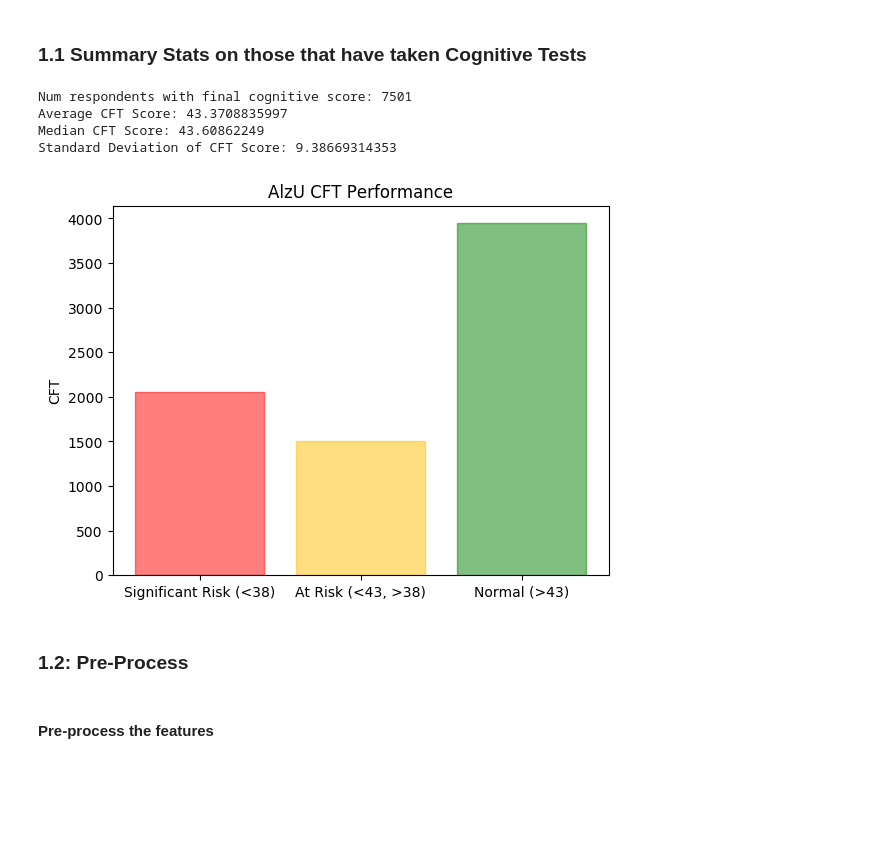
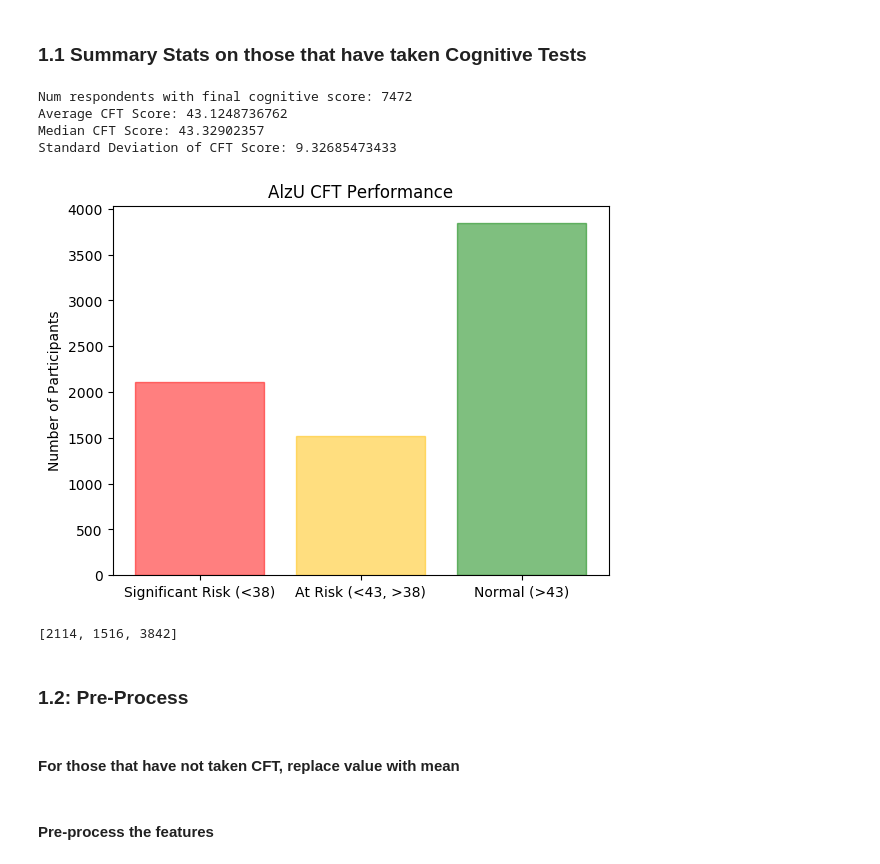
Before and after one commit to trallen91/Trace, a Jupyter notebook: 2018.09.05_AlzU_Data_Analysis.ipynb, the cells around one changed output. Saved outputs shown, nothing was run; the diff lists cells and outputs as text; code cells hidden in the pictures; blank space fills up the shorter version.

```diff
--- a/2018.09.05_AlzU_Data_Analysis.ipynb
+++ b/2018.09.05_AlzU_Data_Analysis.ipynb
@@ -240,5 +273,5 @@ A value is trying to be set on a copy of a slice from a DataFrame
 See the caveats in the documentation: http://pandas.pydata.org/pandas-docs/stable/indexing.html#indexing-view-versus-copy
   **kwargs)
 # %%
-users_with_cognitive = user_data.merge(unique_cft, on="Email", how="left")
+users_joined_cognitive = user_data.merge(unique_cft, on="Email", how="left")
 # %%
@@ -253,7 +286,7 @@ users_with_cognitive.head()
 | 3 | 2018-09-10 | 75329 | Celeste | celestelovelace@yahoo.com | F | Prevention Default | 0 | 0 | ... |
 | 4 | 2018-09-10 | 75328 | Laura D Zampaio | jadeverde1971@hotmail.com | F | Prevention Default | 0 | 0 | ... |
 # %%
-all_data = users_with_cognitive.merge(alzu_survey_data, on="User ID", how="left")
+all_data = users_joined_cognitive.merge(alzu_survey_data, on="User ID", how="left")
 # %%
 all_data.shape
 # %% [output]
@@ -303,3 +338,7 @@ tech_prompt = cols[tech_prompt_idx]
+# %%
+survey_and_cft_columns = cols[range(9, 180)]
+
+all_data.dropna(how='all', subset=[survey_and_cft_columns], inplace=True)
 # %% [markdown]
 Rename gender column and replace with 0 (female) and 1 (male)
 # %%
@@ -348,39 +414,42 @@ all_data['MouseScore'] = pd.to_numeric(all_data['FinalScore'])
 # %% [markdown]
 ### 1.1 Summary Stats on those that have taken Cognitive Tests
 # %%
-cog_takers = all_data[all_data['FinalScore'].notnull()].copy()
+cog_takers = all_data[all_data['FinalScore'].notnull()]
 print("Num respondents with final cognitive score: " + str(cog_takers.shape[0]))
 
 print("Average CFT Score: " + str(cog_takers['FinalScore'].mean()))
 print("Median CFT Score: " + str(cog_takers['FinalScore'].median()))
 print("Standard Deviation of CFT Score: " + str(cog_takers['FinalScore'].std()))
 # %% [output]
-Num respondents with final cognitive score: 7501
-Average CFT Score: 43.3708835997
-Median CFT Score: 43.60862249
-Standard Deviation of CFT Score: 9.38669314353
+Num respondents with final cognitive score: 7472
+Average CFT Score: 43.1248736762
+Median CFT Score: 43.32902357
+Standard Deviation of CFT Score: 9.32685473433
 # %%
 red_zone = cog_takers[cog_takers['FinalScore'] <= 38]
 orange_zone = cog_takers[((cog_takers['FinalScore'] > 38) & (cog_takers['FinalScore'] <= 43))]
 green_zone = cog_takers[cog_takers['FinalScore'] > 43]
 
 objects = ('Significant Risk (<38)', 'At Risk (<43, >38)', 'Normal (>43)')
 y_pos = np.arange(len(objects))
 performance = [red_zone.shape[0],orange_zone.shape[0], green_zone.shape[0]]
 
 barlist=plt.bar(y_pos, performance, align='center', alpha=0.5)
 
 barlist[0].set_color('#FF0000')
 barlist[1].set_color('#FFBF00')
 barlist[2].set_color('g')
 
 plt.xticks(y_pos, objects)
-plt.ylabel('CFT')
+plt.ylabel('Number of Participants')
 plt.title('AlzU CFT Performance')
 
 plt.show()
+
+print(performance)
 # %% [output]
-[figure, old version]
+[figure, new version]
+[2114, 1516, 3842]
 # %% [markdown]
 ### 1.2: Pre-Process
 # %%
@@ -387,0 +457,2 @@ X = cog_takers.copy()
+# %% [markdown]
+#### For those that have not taken CFT, replace value with mean
```
Also changed, not shown: parts of 90 cells of this notebook.
